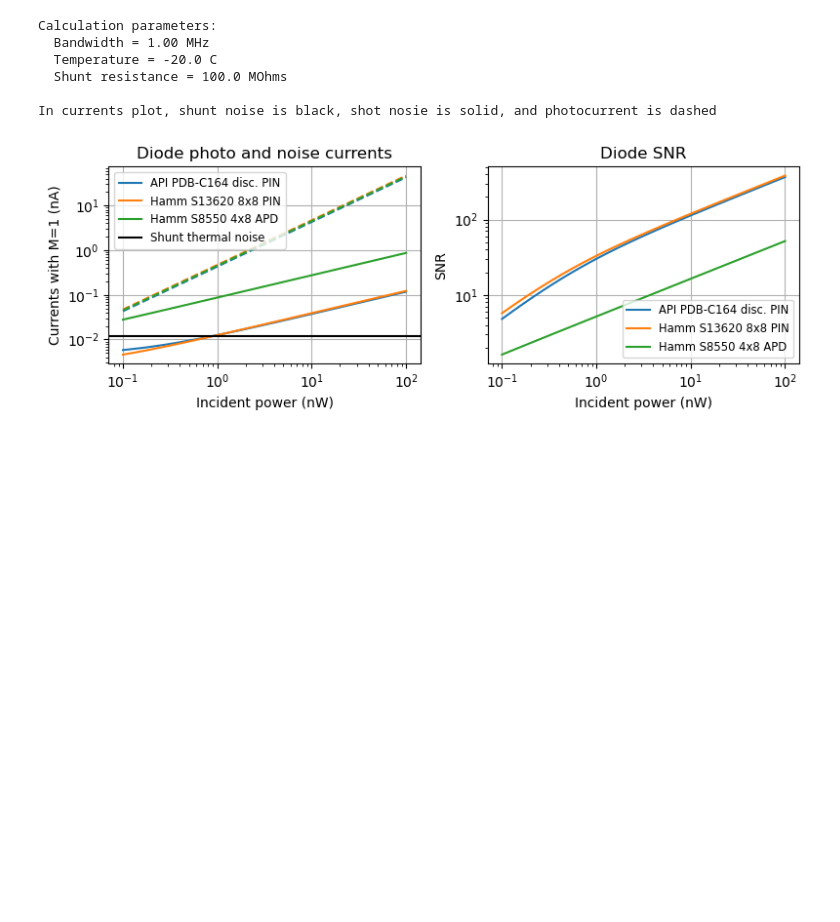
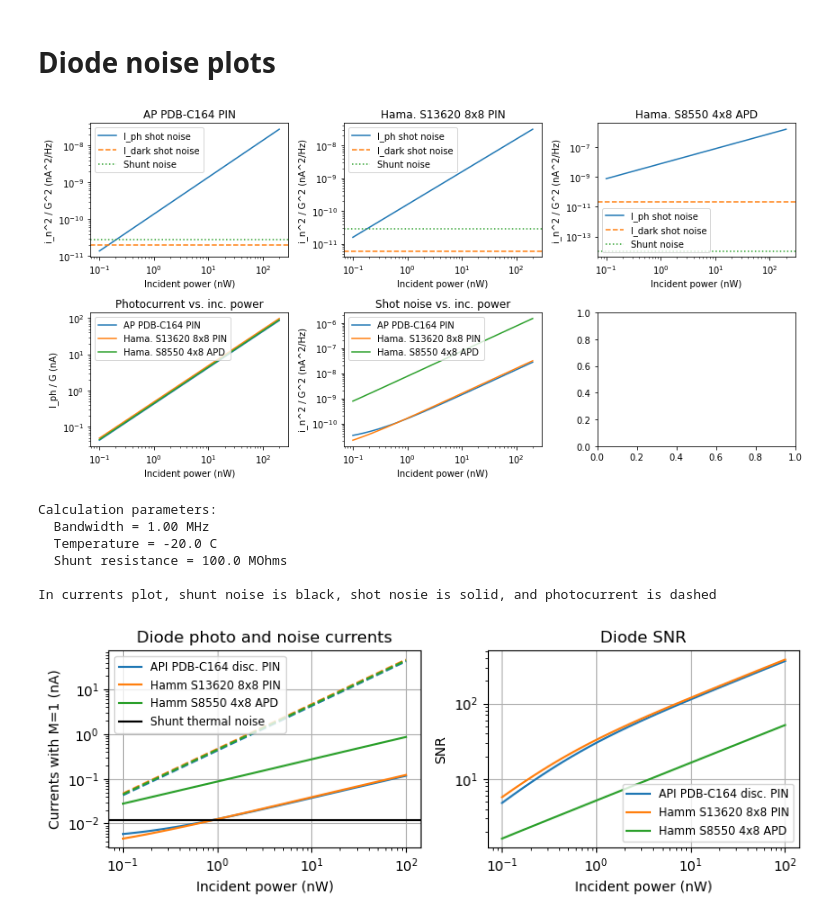
Before and after one commit to drsmith48/w7x-bes-design, a Jupyter notebook: detectors.ipynb, the cells around one changed output. Cells and saved outputs as stored; diff of their text form; code cells hidden in the pictures; blank space fills up the shorter version.

```diff
--- a/detectors.ipynb
+++ b/detectors.ipynb
@@ -42 +96,55 @@ Noise sources are typically expresses as a current density [A/sqrt(Hz)] or curre
+# %% [markdown]
+# Diode noise plots
+# %%
+ncols, nrows = 3, 2
+fig, axes = plt.subplots(ncols=ncols, nrows=nrows, figsize=(ncols*4, nrows*3))
+p_inc = np.geomspace(0.1,200)  # incident power [nW]
+
+t_def = -20
+
+iplot=0
+for diode in diodes.values():
+    plt.sca(axes.flat[iplot])
+    plt.loglog(p_inc,
+        diode.photocurrent_shot_noise_CNPD(p_inc) / diode.gain**2 * 1e18,
+        label='I_ph shot noise', c='C0')
+    plt.axhline(diode.dark_current_shot_noise_CNPD(t=t_def) / diode.gain**2 * 1e18,
+        label='I_dark shot noise', ls='--', c='C1')
+    plt.axhline(diode.shunt_noise_CNPD(t=t_def) / diode.gain**2 * 1e18,
+        label='Shunt noise', ls=':', c='C2')
+    plt.xlabel('Incident power (nW)')
+    plt.ylabel('i_n^2 / G^2 (nA^2/Hz)')
+    plt.title(diode.name)
+    plt.legend()
+    iplot += 1
+
+# photocurrent vs. inc. power
+plt.sca(axes.flat[iplot])
+for diode in diodes.values():
+    plt.loglog(p_inc,
+        diode.photocurrent(p_inc)/diode.gain*1e9,
+        label=diode.name)
+plt.xlabel('Incident power (nW)')
+plt.ylabel('I_ph / G (nA)')
+plt.title('Photocurrent vs. inc. power')
+plt.legend()
+iplot +=1
+
+# noise vs. inc. power
+plt.sca(axes.flat[iplot])
+for diode in diodes.values():
+    shot_noise_CNPD = diode.photocurrent_shot_noise_CNPD(p_inc, ideal=False) + \
+        diode.dark_current_shot_noise_CNPD(t=t_def, ideal=False)
+    plt.loglog(p_inc,
+        shot_noise_CNPD / diode.gain**2 * 1e18,
+        label=diode.name)
+plt.xlabel('Incident power (nW)')
+plt.ylabel('i_n^2 / G^2 (nA^2/Hz)')
+plt.title('Shot noise vs. inc. power')
+plt.legend()
+iplot+=1
+
+plt.tight_layout()
+# %% [output]
+[figure, added]
 # %%
```
Also changed, not shown: parts of 7 cells of this notebook, 1 other file.
